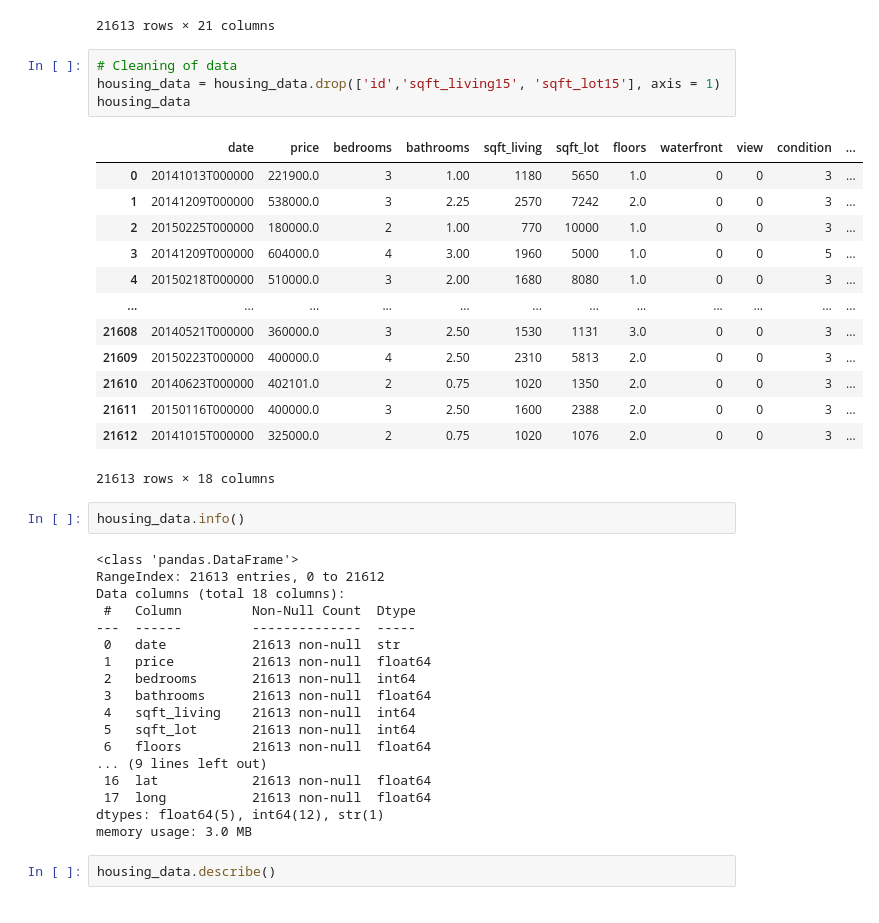
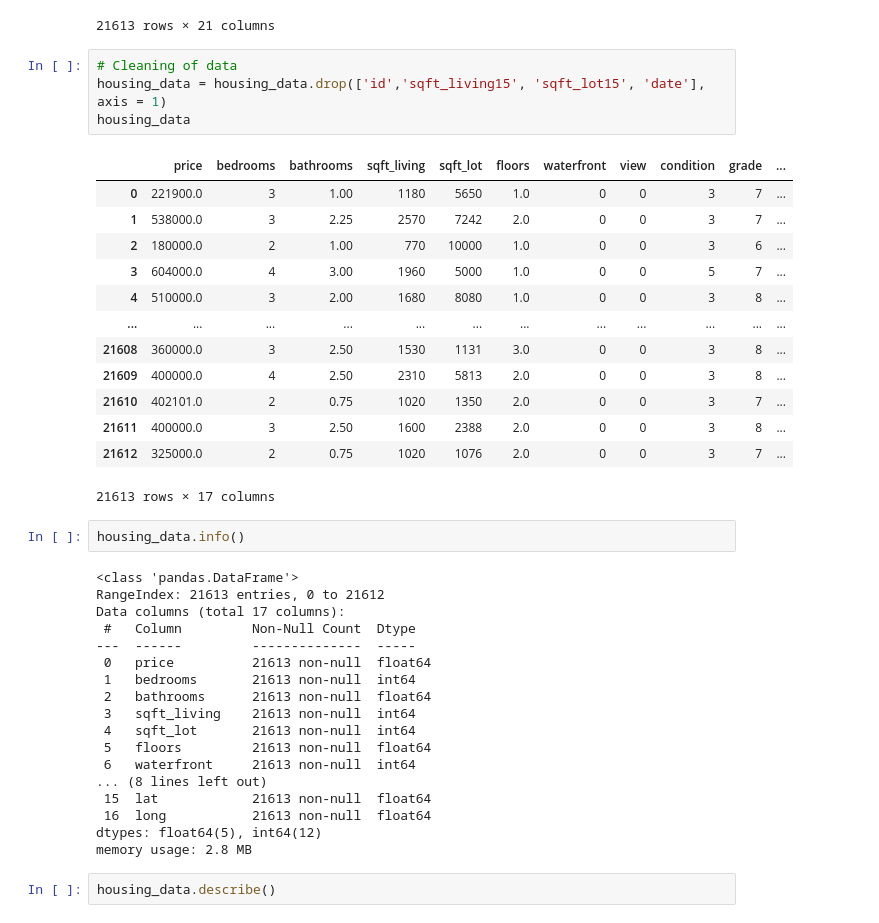
Before and after one commit to vivek-rawat-09/king-county-house-price-prediction, a Jupyter notebook: House_Sales_KC.ipynb, the cells around one changed output. Cells and saved outputs as stored; diff of their text form.

```diff
--- a/House_Sales_KC.ipynb
+++ b/House_Sales_KC.ipynb
@@ -24,42 +24,42 @@ housing_data
 21613 rows × 21 columns
 # %%
 # Cleaning of data
-housing_data = housing_data.drop(['id','sqft_living15', 'sqft_lot15'], axis = 1)
+housing_data = housing_data.drop(['id','sqft_living15', 'sqft_lot15', 'date'], axis = 1)
 housing_data
 # %% [output]
-|  | date | price | bedrooms | bathrooms | sqft_living | sqft_lot | floors | waterfront | view | condition | ... |
-| 0 | 20141013T000000 | 221900.0 | 3 | 1.00 | 1180 | 5650 | 1.0 | 0 | 0 | 3 | ... |
-| 1 | 20141209T000000 | 538000.0 | 3 | 2.25 | 2570 | 7242 | 2.0 | 0 | 0 | 3 | ... |
-| 2 | 20150225T000000 | 180000.0 | 2 | 1.00 | 770 | 10000 | 1.0 | 0 | 0 | 3 | ... |
-| 3 | 20141209T000000 | 604000.0 | 4 | 3.00 | 1960 | 5000 | 1.0 | 0 | 0 | 5 | ... |
-| 4 | 20150218T000000 | 510000.0 | 3 | 2.00 | 1680 | 8080 | 1.0 | 0 | 0 | 3 | ... |
+|  | price | bedrooms | bathrooms | sqft_living | sqft_lot | floors | waterfront | view | condition | grade | ... |
+| 0 | 221900.0 | 3 | 1.00 | 1180 | 5650 | 1.0 | 0 | 0 | 3 | 7 | ... |
+| 1 | 538000.0 | 3 | 2.25 | 2570 | 7242 | 2.0 | 0 | 0 | 3 | 7 | ... |
+| 2 | 180000.0 | 2 | 1.00 | 770 | 10000 | 1.0 | 0 | 0 | 3 | 6 | ... |
+| 3 | 604000.0 | 4 | 3.00 | 1960 | 5000 | 1.0 | 0 | 0 | 5 | 7 | ... |
+| 4 | 510000.0 | 3 | 2.00 | 1680 | 8080 | 1.0 | 0 | 0 | 3 | 8 | ... |
 | ... | ... | ... | ... | ... | ... | ... | ... | ... | ... | ... | ... |
-| 21608 | 20140521T000000 | 360000.0 | 3 | 2.50 | 1530 | 1131 | 3.0 | 0 | 0 | 3 | ... |
-| 21609 | 20150223T000000 | 400000.0 | 4 | 2.50 | 2310 | 5813 | 2.0 | 0 | 0 | 3 | ... |
-| 21610 | 20140623T000000 | 402101.0 | 2 | 0.75 | 1020 | 1350 | 2.0 | 0 | 0 | 3 | ... |
-| 21611 | 20150116T000000 | 400000.0 | 3 | 2.50 | 1600 | 2388 | 2.0 | 0 | 0 | 3 | ... |
-| 21612 | 20141015T000000 | 325000.0 | 2 | 0.75 | 1020 | 1076 | 2.0 | 0 | 0 | 3 | ... |
+| 21608 | 360000.0 | 3 | 2.50 | 1530 | 1131 | 3.0 | 0 | 0 | 3 | 8 | ... |
+| 21609 | 400000.0 | 4 | 2.50 | 2310 | 5813 | 2.0 | 0 | 0 | 3 | 8 | ... |
+| 21610 | 402101.0 | 2 | 0.75 | 1020 | 1350 | 2.0 | 0 | 0 | 3 | 7 | ... |
+| 21611 | 400000.0 | 3 | 2.50 | 1600 | 2388 | 2.0 | 0 | 0 | 3 | 8 | ... |
+| 21612 | 325000.0 | 2 | 0.75 | 1020 | 1076 | 2.0 | 0 | 0 | 3 | 7 | ... |
-21613 rows × 18 columns
+21613 rows × 17 columns
 # %%
 housing_data.info()
 # %% [output]
 <class 'pandas.DataFrame'>
 RangeIndex: 21613 entries, 0 to 21612
-Data columns (total 18 columns):
+Data columns (total 17 columns):
  #   Column         Non-Null Count  Dtype
 ---  ------         --------------  -----
- 0   date           21613 non-null  str
- 1   price          21613 non-null  float64
- 2   bedrooms       21613 non-null  int64
- 3   bathrooms      21613 non-null  float64
- 4   sqft_living    21613 non-null  int64
- 5   sqft_lot       21613 non-null  int64
- 6   floors         21613 non-null  float64
-... (9 lines left out)
- 16  lat            21613 non-null  float64
- 17  long           21613 non-null  float64
-dtypes: float64(5), int64(12), str(1)
-memory usage: 3.0 MB
+ 0   price          21613 non-null  float64
+ 1   bedrooms       21613 non-null  int64
+ 2   bathrooms      21613 non-null  float64
+ 3   sqft_living    21613 non-null  int64
+ 4   sqft_lot       21613 non-null  int64
+ 5   floors         21613 non-null  float64
+ 6   waterfront     21613 non-null  int64
+... (8 lines left out)
+ 15  lat            21613 non-null  float64
+ 16  long           21613 non-null  float64
+dtypes: float64(5), int64(12)
+memory usage: 2.8 MB
 # %%
 housing_data.describe()
 # %% [output]
```
Also changed, not shown: parts of 23 cells of this notebook, 2 other files.
